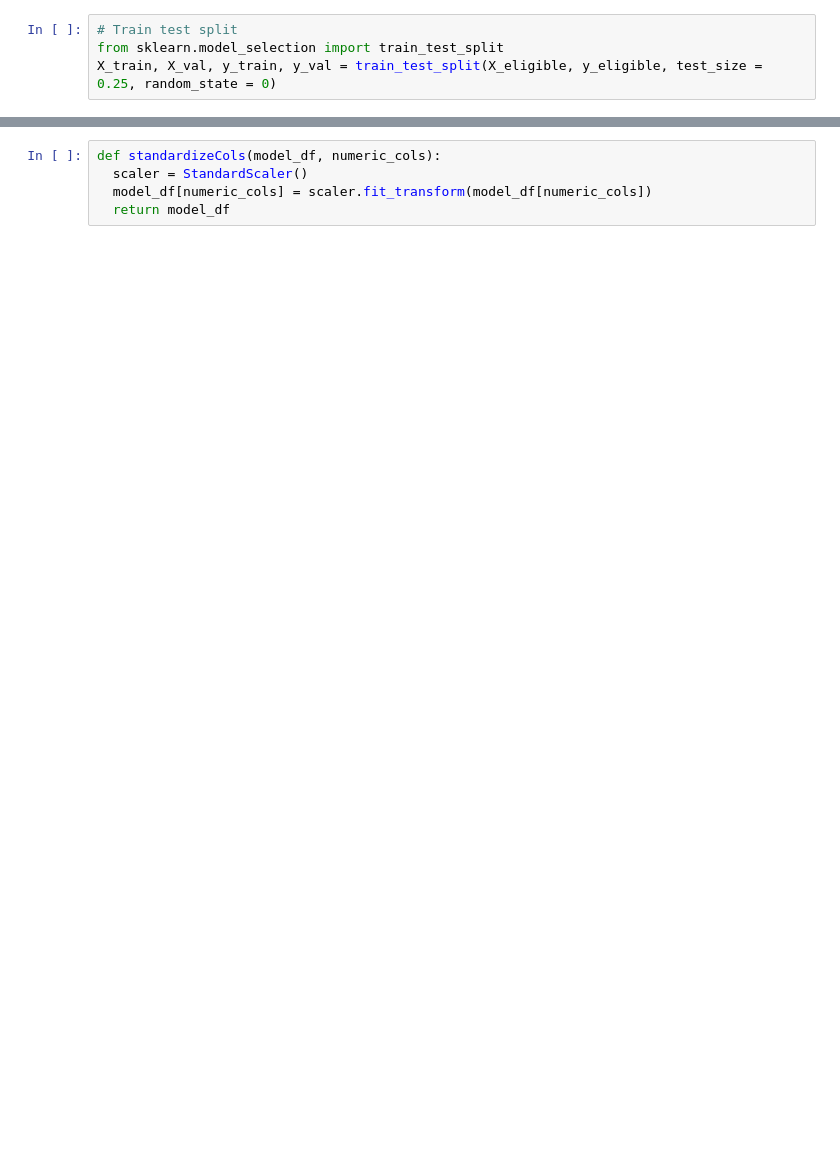
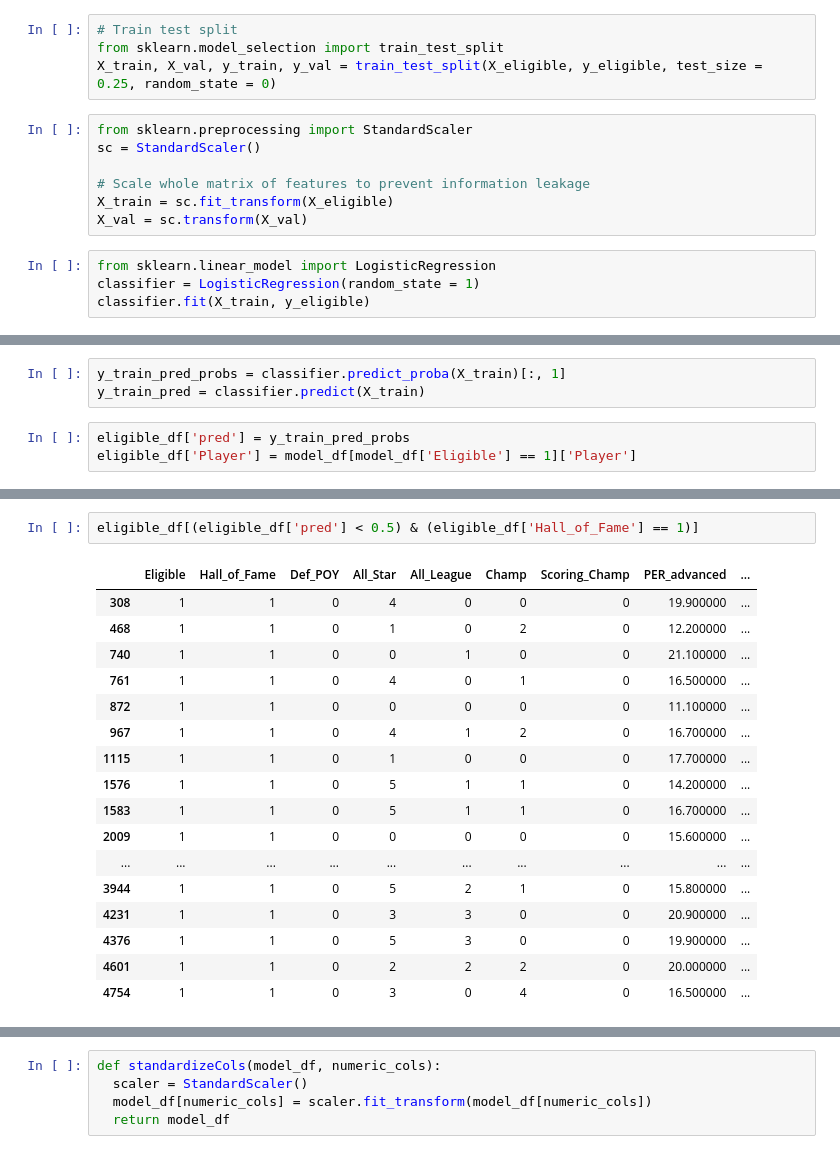
Before and after one commit to frankwillard/NBA-Hall-Of-Fame-Model, a Jupyter notebook: Hall_of_Fame_Modeling.ipynb, the cells around one changed output, grey strips where cells are left out. Drawn from its saved outputs; the diff is of its cells as text; blank space fills up the shorter version.

Commit message:
Initial prediction

```diff
--- a/Hall_of_Fame_Modeling.ipynb
+++ b/Hall_of_Fame_Modeling.ipynb
@@ -190,3 +181,14 @@ array([[0.00000000e+00, 0.00000000e+00, 0.00000000e+00, ...,
 # Train test split
 from sklearn.model_selection import train_test_split
 X_train, X_val, y_train, y_val = train_test_split(X_eligible, y_eligible, test_size = 0.25, random_state = 0)
+# %%
+from sklearn.preprocessing import StandardScaler
+sc = StandardScaler()
+
+# Scale whole matrix of features to prevent information leakage
+X_train = sc.fit_transform(X_eligible)
+X_val = sc.transform(X_val)
+# %%
+from sklearn.linear_model import LogisticRegression
+classifier = LogisticRegression(random_state = 1)
+classifier.fit(X_train, y_eligible)
@@ -192,0 +197,6 @@ X_train, X_val, y_train, y_val = train_test_split(X_eligible, y_eligible, test_s
+# %%
+y_train_pred_probs = classifier.predict_proba(X_train)[:, 1]
+y_train_pred = classifier.predict(X_train)
+# %%
+eligible_df['pred'] = y_train_pred_probs
+eligible_df['Player'] = model_df[model_df['Eligible'] == 1]['Player']
@@ -192,0 +229,20 @@ X_train, X_val, y_train, y_val = train_test_split(X_eligible, y_eligible, test_s
+# %%
+eligible_df[(eligible_df['pred'] < 0.5) & (eligible_df['Hall_of_Fame'] == 1)]
+# %% [output]
+|  | Eligible | Hall_of_Fame | Def_POY | All_Star | All_League | Champ | Scoring_Champ | PER_advanced | ... |
+| 308 | 1 | 1 | 0 | 4 | 0 | 0 | 0 | 19.900000 | ... |
+| 468 | 1 | 1 | 0 | 1 | 0 | 2 | 0 | 12.200000 | ... |
+| 740 | 1 | 1 | 0 | 0 | 1 | 0 | 0 | 21.100000 | ... |
+| 761 | 1 | 1 | 0 | 4 | 0 | 1 | 0 | 16.500000 | ... |
+| 872 | 1 | 1 | 0 | 0 | 0 | 0 | 0 | 11.100000 | ... |
+| 967 | 1 | 1 | 0 | 4 | 1 | 2 | 0 | 16.700000 | ... |
+| 1115 | 1 | 1 | 0 | 1 | 0 | 0 | 0 | 17.700000 | ... |
+| 1576 | 1 | 1 | 0 | 5 | 1 | 1 | 0 | 14.200000 | ... |
+| 1583 | 1 | 1 | 0 | 5 | 1 | 1 | 0 | 16.700000 | ... |
+| 2009 | 1 | 1 | 0 | 0 | 0 | 0 | 0 | 15.600000 | ... |
+| ... | ... | ... | ... | ... | ... | ... | ... | ... | ... |
+| 3944 | 1 | 1 | 0 | 5 | 2 | 1 | 0 | 15.800000 | ... |
+| 4231 | 1 | 1 | 0 | 3 | 3 | 0 | 0 | 20.900000 | ... |
+| 4376 | 1 | 1 | 0 | 5 | 3 | 0 | 0 | 19.900000 | ... |
+| 4601 | 1 | 1 | 0 | 2 | 2 | 2 | 0 | 20.000000 | ... |
+| 4754 | 1 | 1 | 0 | 3 | 0 | 4 | 0 | 16.500000 | ... |
```
Also changed, not shown: parts of 11 cells of this notebook.
